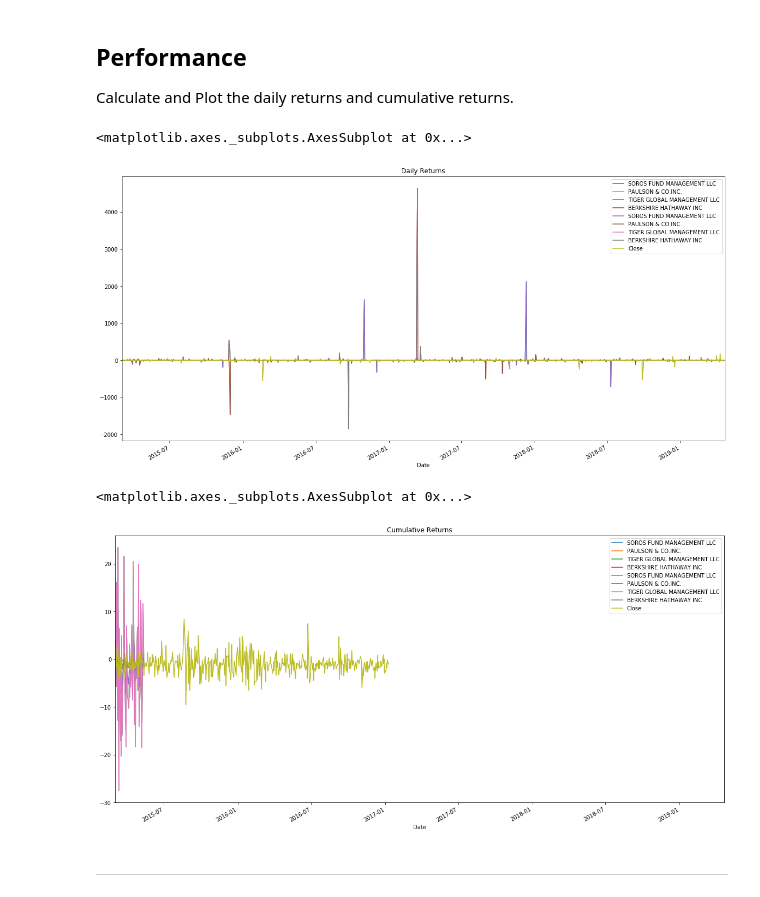
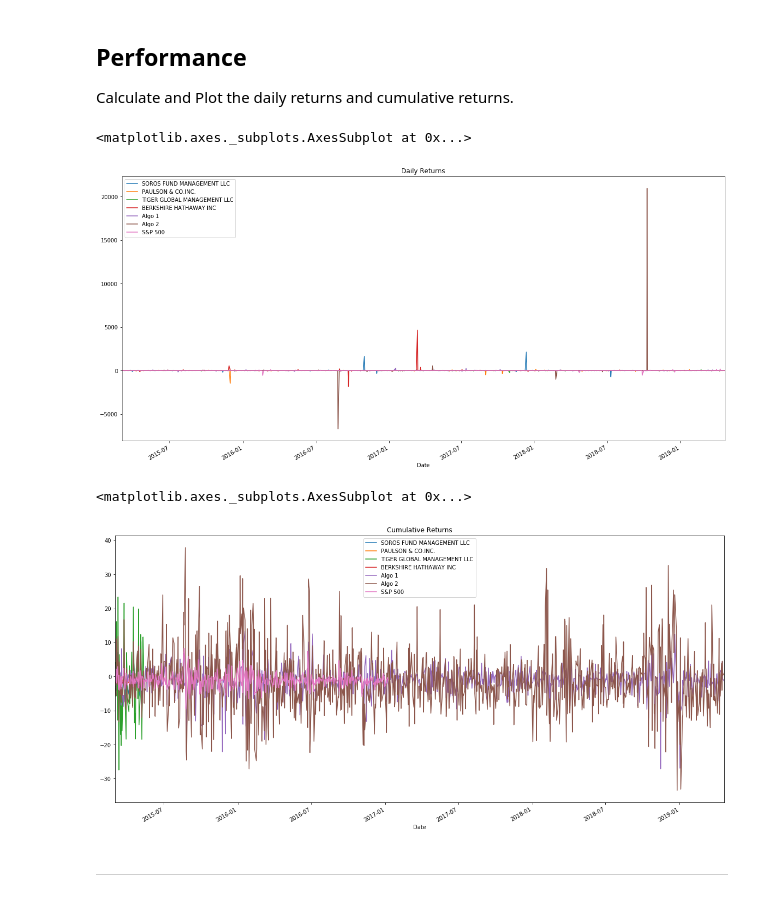
Before and after one commit to gesmith0606/Python-Pandas_Homework, a Jupyter notebook: Python-Pandas_Homework-master/whale_analysis.ipynb, the cells around one changed output. Drawn from its saved outputs; the diff is of its cells as text; code cells hidden in the pictures.

```diff
--- a/Python-Pandas_Homework-master/whale_analysis.ipynb
+++ b/Python-Pandas_Homework-master/whale_analysis.ipynb
@@ -81,6 +81,6 @@ Algo 2    0.483481
 dtype: float64
 # %%
 # Drop nulls
-algo_returns_df = whale_returns_df .dropna()
+algo_returns_df = algo_returns_df .dropna()
 algo_returns_df.isnull().sum()
 # %% [output]
@@ -199,18 +194,18 @@ Calculate and Plot the daily returns and cumulative returns.
 # %%
 # caclculate daily returns
 ##Whale_returns_dr = whale_returns_df.pct_change().dropna()
 ###algo_returns_dr = algo_returns_df.pct_change().dropna()
 ##sp500_history_dr = sp500_history_df.pct_change().dropna()
 # Combine Returns
 #daily_returns = pd.concat([Whale_returns_dr,algo_returns_dr,sp500_history_dr], axis='columns', join='inner')
 daily_returns = concatenate_df.pct_change()
-daily_returns
+
 
 # plot daily returns
 daily_returns.plot(figsize=(20,10), title = "Daily Returns")
 # %% [output]
 <matplotlib.axes._subplots.AxesSubplot at 0x...>
-[figure, old version]
+[figure, new version]
 # %%
 # Calculate culuative returns
 cumulative_returns = (1 + daily_returns).cumprod() - 1
@@ -219,7 +214,7 @@ cumulative_returns = (1 + daily_returns).cumprod() - 1
 cumulative_returns.plot(figsize=(20,10), title = "Cumulative Returns")
 # %% [output]
 <matplotlib.axes._subplots.AxesSubplot at 0x...>
-[figure, old version]
+[figure, new version]
 # %% [markdown]
 ---
 # %% [markdown]
```
Also changed, not shown: parts of 18 cells of this notebook.
